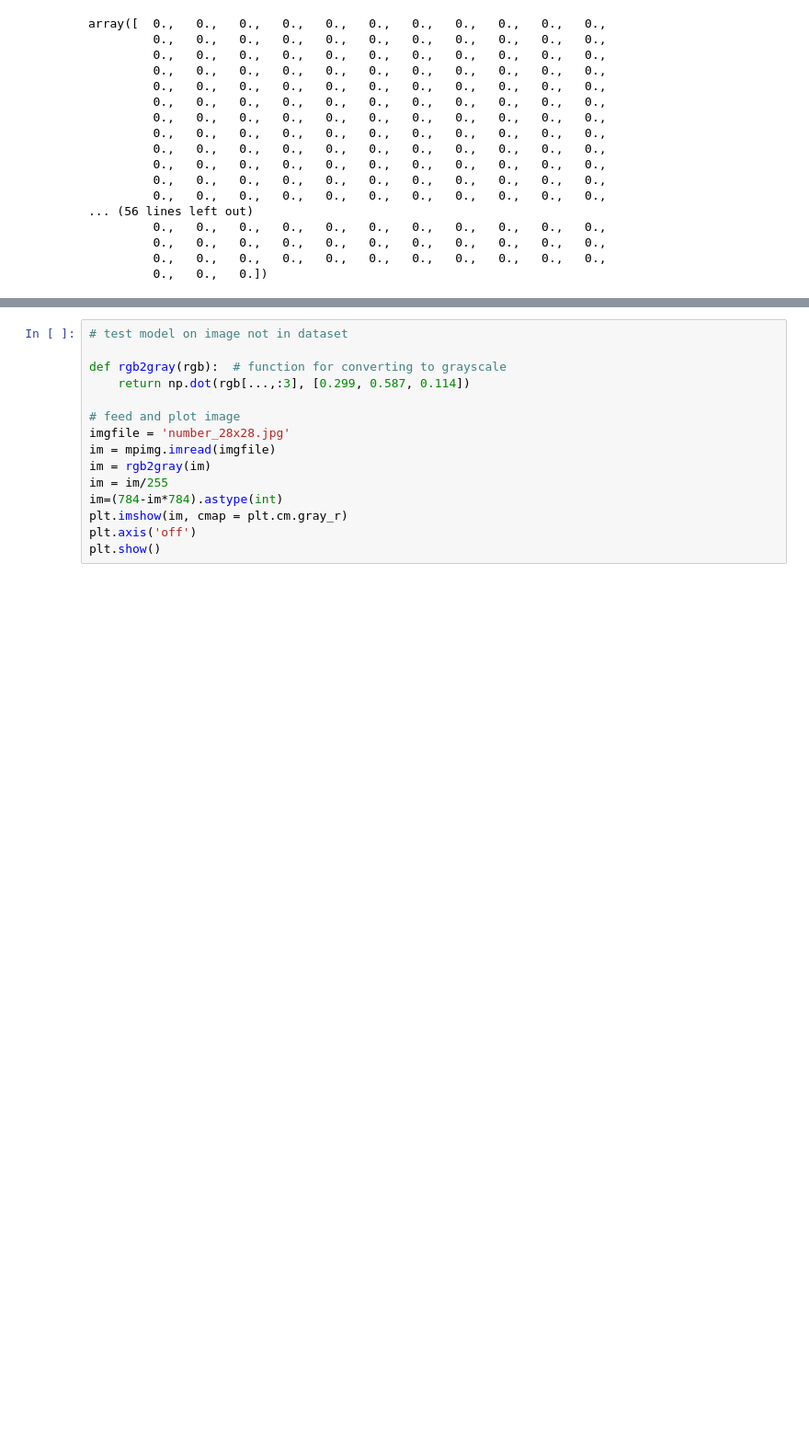
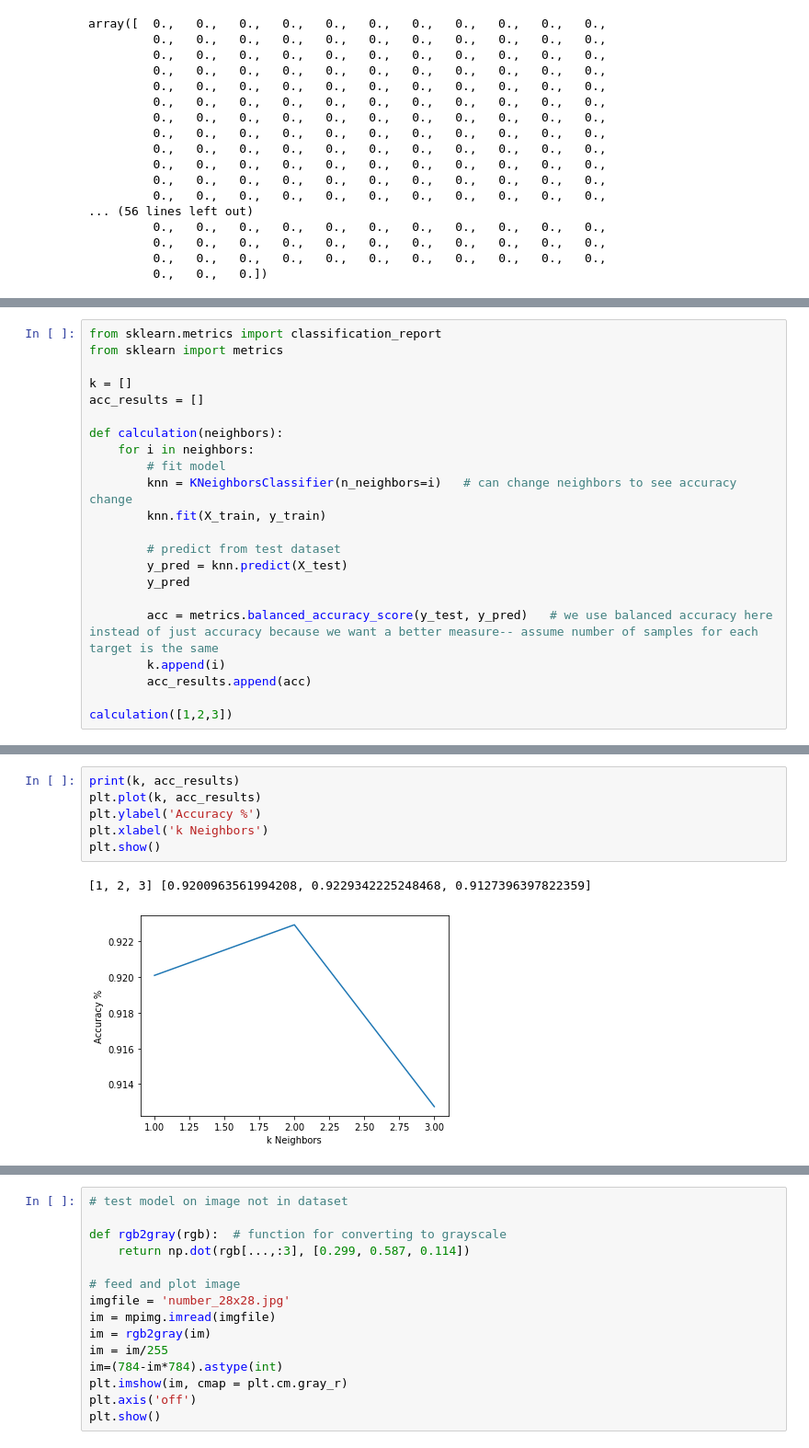
Before and after one commit to ashdrex/char-recognition, a Jupyter notebook: main.ipynb, the cells around one changed output, grey strips where cells are left out. Shown: that part at 92% size. Cells and saved outputs as stored; diff of their text form; blank space fills up the shorter version.

```diff
--- a/main.ipynb
+++ b/main.ipynb
@@ -77,0 +71,22 @@ KNeighborsClassifier(n_neighbors=3)
+# %%
+from sklearn.metrics import classification_report
+from sklearn import metrics
+
+k = []
+acc_results = []
+
+def calculation(neighbors):
+    for i in neighbors:
+        # fit model
+        knn = KNeighborsClassifier(n_neighbors=i)   # can change neighbors to see accuracy change
+        knn.fit(X_train, y_train)
+
+        # predict from test dataset
+        y_pred = knn.predict(X_test)
+        y_pred
+
+        acc = metrics.balanced_accuracy_score(y_test, y_pred)   # we use balanced accuracy here instead of just accuracy because we want a better measure-- assume number of samples for each target is the same
+        k.append(i)
+        acc_results.append(acc)
+
+calculation([1,2,3])
@@ -78 +103,10 @@ KNeighborsClassifier(n_neighbors=3)
+# %%
+print(k, acc_results)
+plt.plot(k, acc_results)
+plt.ylabel('Accuracy %')
+plt.xlabel('k Neighbors')
+plt.show()
+# %% [output]
+[1, 2, 3] [0.9200963561994208, 0.9229342225248468, 0.9127396397822359]
+[figure, added]
 # %%
```
Also changed, not shown: parts of 11 cells of this notebook, 6 other files.
